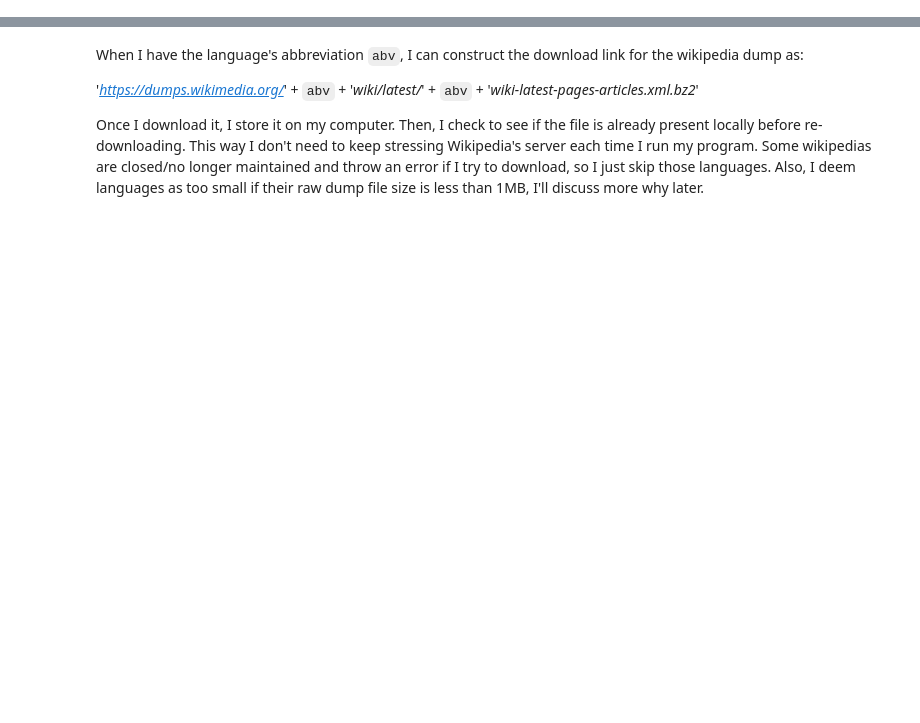
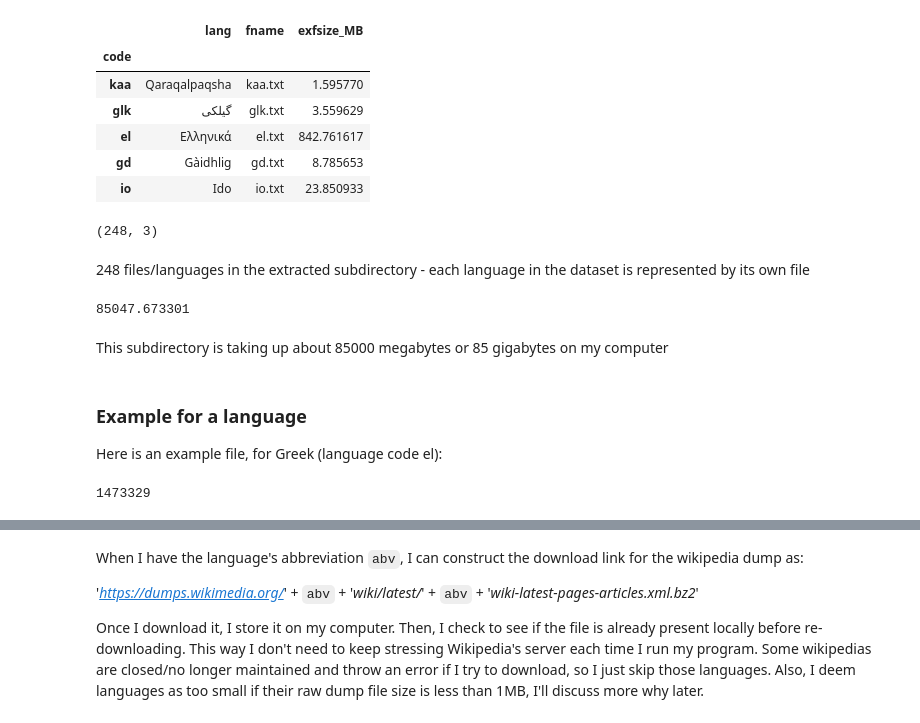
Before and after one commit to Data-Science-for-Linguists-2021/languageID-relatedconfusion, a Jupyter notebook: data-explanation.ipynb, the cells around one changed output, grey strips where cells are left out. Cells and saved outputs as stored; diff of their text form; code cells hidden in the pictures; blank space fills up the shorter version.

```diff
--- a/data-explanation.ipynb
+++ b/data-explanation.ipynb
@@ -7,0 +29,33 @@ import wikipedia # gets list of all languages on wikipedia
+# %%
+extracted_list = []
+for f in os.listdir(path+'extracted/'):
+    if f.startswith('.'): continue #skip system files
+    fname = f[:f.index('.')]
+    lang = wikipedia.languages()[fname]
+    extracted_list.append((fname, lang, f, os.path.getsize(path+'extracted/' + f)/1000000))
+files= pd.DataFrame(extracted_list, columns=['code', 'lang', 'fname', 'exfsize_MB'])
+files.set_index('code', inplace=True)
+files.head()
+# %% [output]
+|  | lang | fname | exfsize_MB |
+| code |  |  |  |
+| kaa | Qaraqalpaqsha | kaa.txt | 1.595770 |
+| glk | گیلکی | glk.txt | 3.559629 |
+| el | Ελληνικά | el.txt | 842.761617 |
+| gd | Gàidhlig | gd.txt | 8.785653 |
+| io | Ido | io.txt | 23.850933 |
+# %%
+files.shape
+# %% [output]
+(248, 3)
+# %% [markdown]
+248 files/languages in the extracted subdirectory - each language in the dataset is represented by its own file
+# %%
+files.exfsize_MB.sum()
+# %% [output]
+85047.673301
+# %% [markdown]
+This subdirectory is taking up about 85000 megabytes or 85 gigabytes on my computer
+# %% [markdown]
+### Example for a language
+Here is an example file, for Greek (language code el):
@@ -7,0 +66,4 @@ import wikipedia # gets list of all languages on wikipedia
+# %%
+len(exel) # each title/header and each paragraph of each article is its own line
+# %% [output]
+1473329
```
Also changed, not shown: parts of 79 cells of this notebook, 10 other files.
